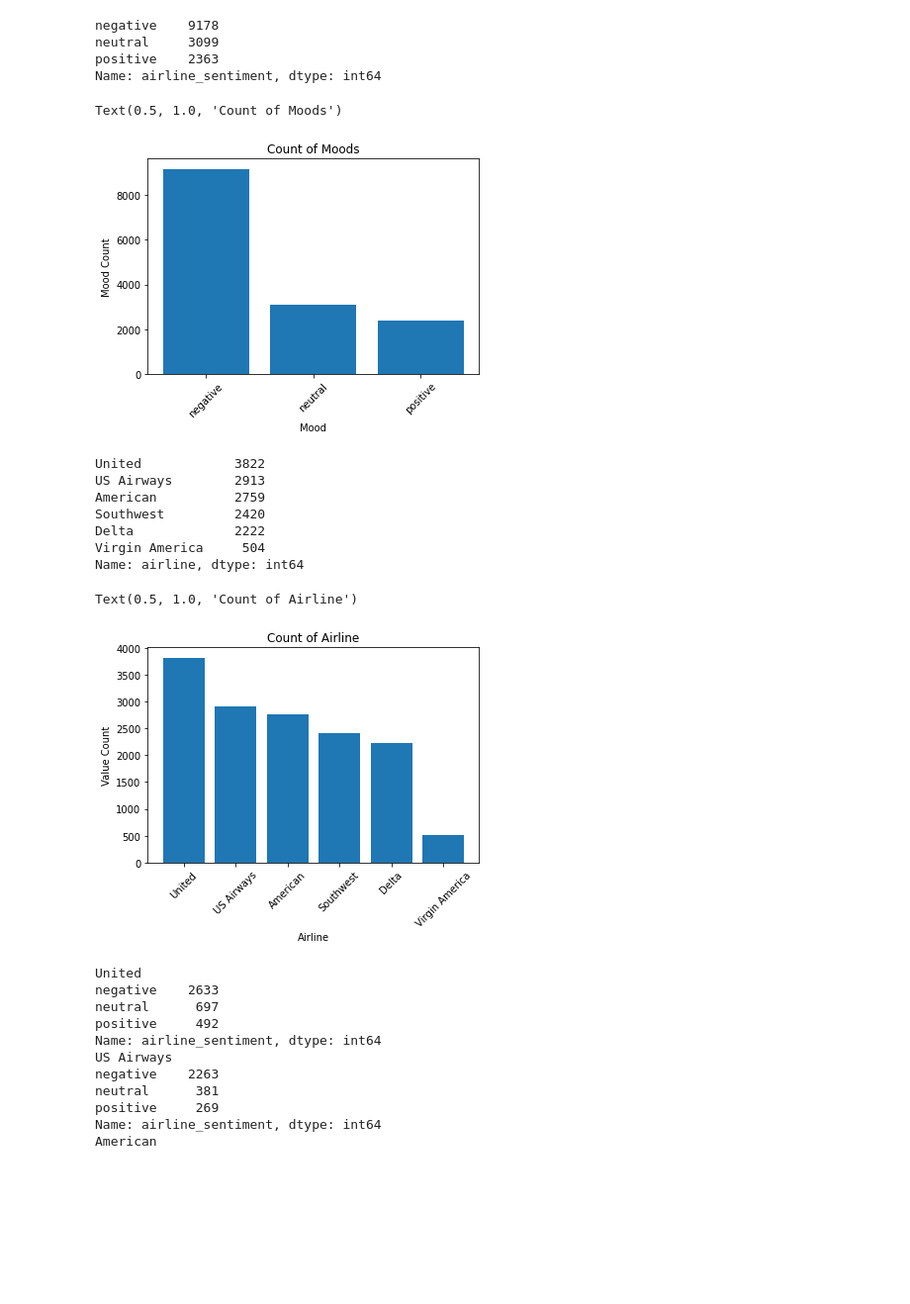
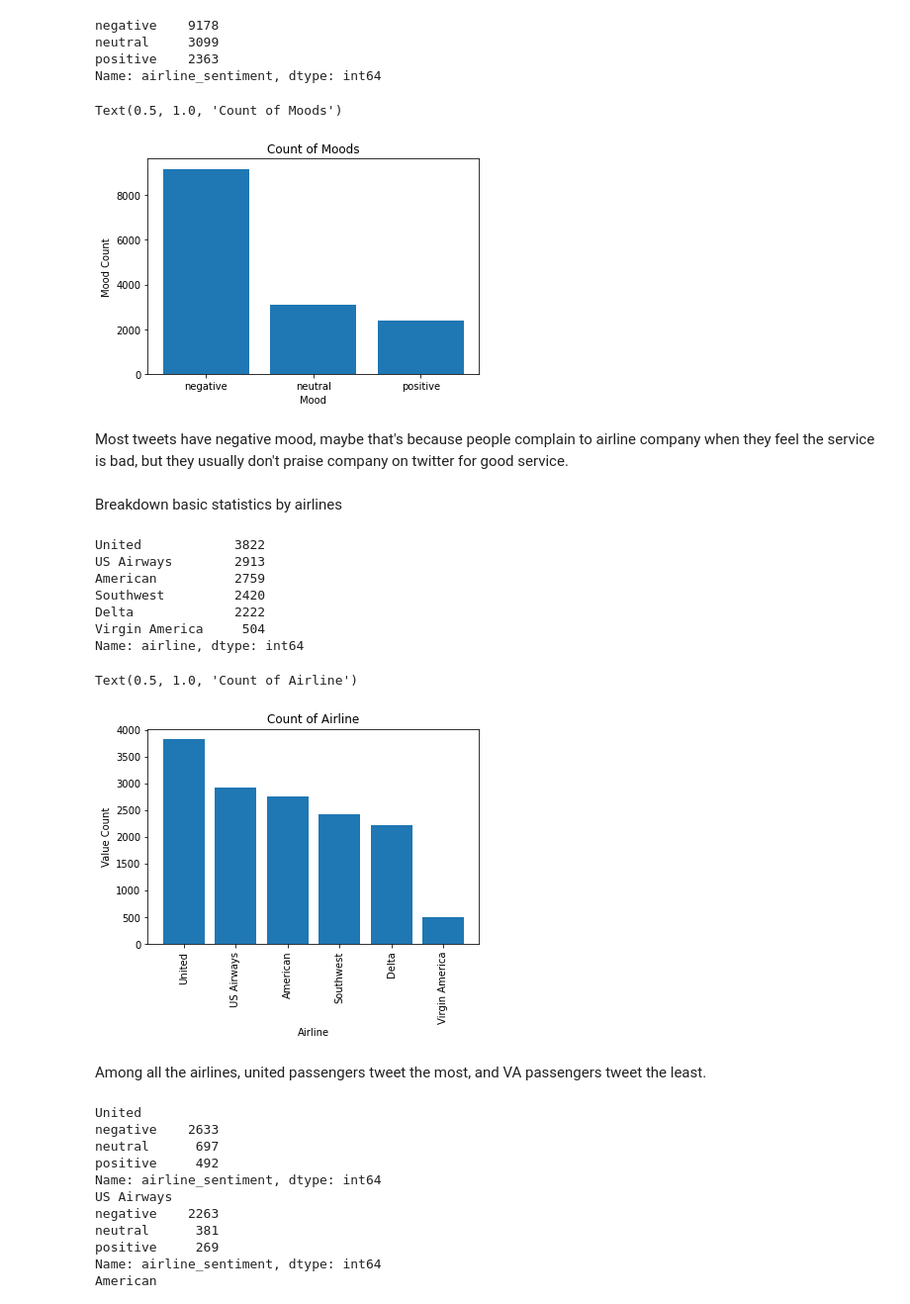
Before and after one commit to axyst/600-Project, a Jupyter notebook: rl_code.ipynb, the cells around one changed output. Shown at 99% size. Cells and saved outputs as stored; diff of their text form; code cells hidden in the pictures; blank space fills up the shorter version.

```diff
--- a/rl_code.ipynb
+++ b/rl_code.ipynb
@@ -148,14 +121,18 @@ Name: airline_sentiment, dtype: int64
 # %%
 mood_count=df['airline_sentiment'].value_counts()
 Index = [1,2,3]
 plt.bar(Index,mood_count)
-plt.xticks(Index,['negative','neutral','positive'],rotation=45)
+plt.xticks(Index,['negative','neutral','positive'])
 plt.ylabel('Mood Count')
 plt.xlabel('Mood')
 plt.title('Count of Moods')
 # %% [output]
 Text(0.5, 1.0, 'Count of Moods')
-[figure, old version]
+[figure, new version]
+# %% [markdown]
+Most tweets have negative mood, maybe that's because people complain to airline company when they feel the service is bad, but they usually don't praise company on twitter for good service.
+# %% [markdown]
+Breakdown basic statistics by airlines
 # %%
 df['airline'].value_counts()
 # %% [output]
@@ -170,13 +147,15 @@ Name: airline, dtype: int64
 airline_count=df['airline'].value_counts()
 Index = [1,2,3,4,5,6]
 plt.bar(Index,airline_count)
-plt.xticks(Index,['United','US Airways','American', 'Southwest', 'Delta', 'Virgin America'],rotation=45)
+plt.xticks(Index,['United','US Airways','American', 'Southwest', 'Delta', 'Virgin America'],rotation=90)
 plt.ylabel('Value Count')
 plt.xlabel('Airline')
 plt.title('Count of Airline')
 # %% [output]
 Text(0.5, 1.0, 'Count of Airline')
-[figure, old version]
+[figure, new version]
+# %% [markdown]
+Among all the airlines, united passengers tweet the most, and VA passengers tweet the least.
 # %%
 print('United')
 print(df[df['airline']=='United']['airline_sentiment'].value_counts())
```
Also changed, not shown: parts of 41 cells of this notebook.
